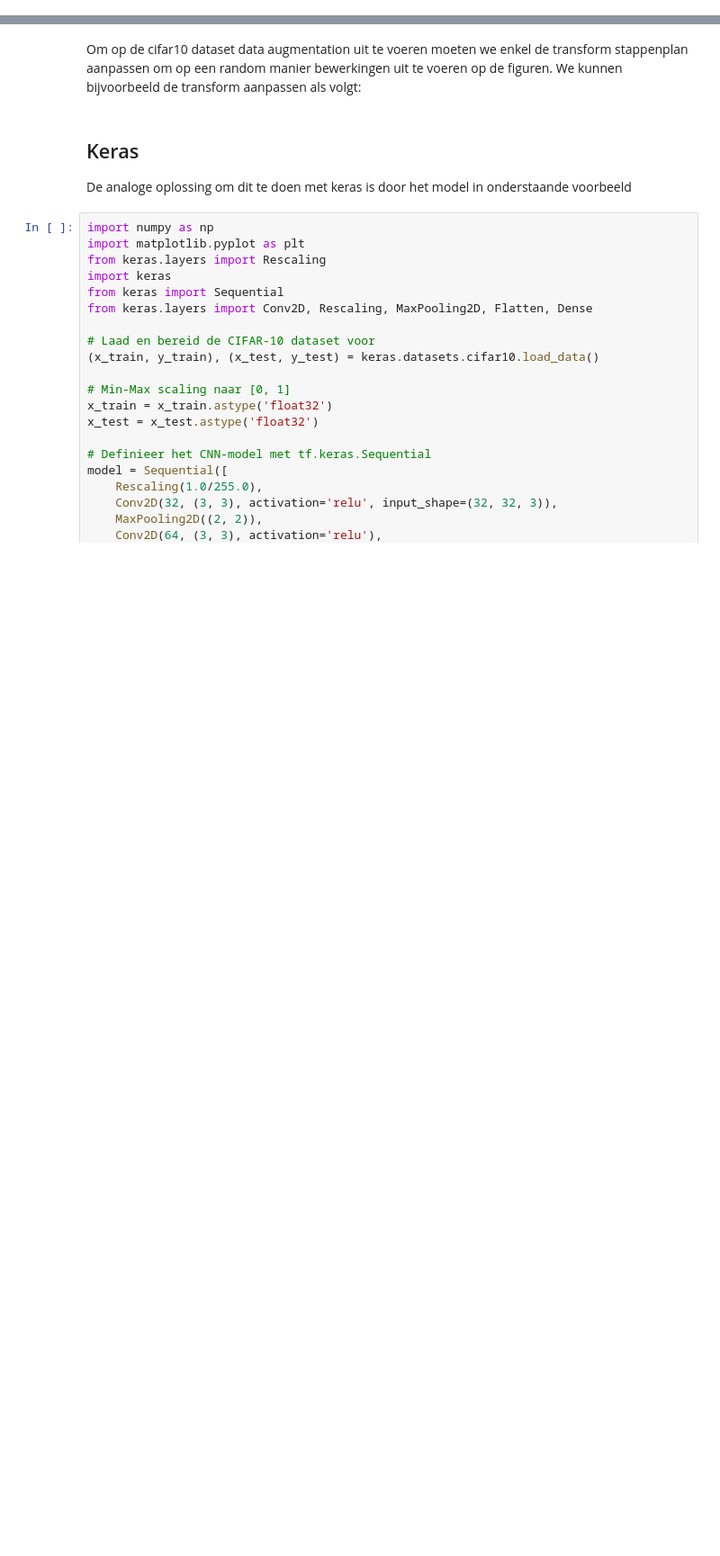
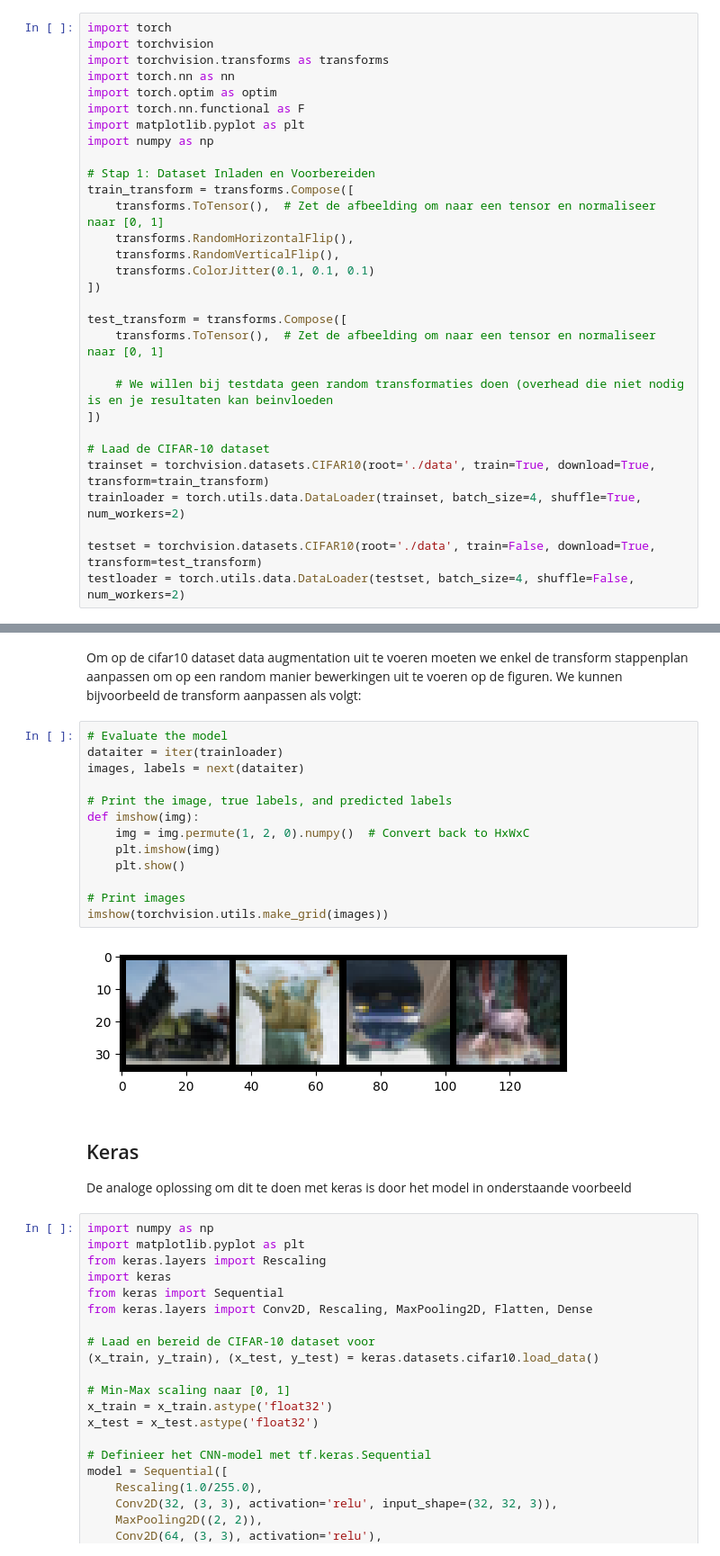
Before and after one commit to OdiseeMachineLearning2425/Leerstof_Groep2, a Jupyter notebook: Week 3/03_DataAugmentation.ipynb, the cells around one changed output, grey strips where cells are left out. Shown: that part at 90% size. Drawn from its saved outputs; the diff is of its cells as text; blank space fills up the shorter version.

```diff
--- a/Week 3/03_DataAugmentation.ipynb
+++ b/Week 3/03_DataAugmentation.ipynb
@@ -92,0 +16,30 @@ print('Predicted:  ', ' '.join(f'{trainset.classes[predicted[j]]:5s}' for j in r
+# %%
+import torch
+import torchvision
+import torchvision.transforms as transforms
+import torch.nn as nn
+import torch.optim as optim
+import torch.nn.functional as F
+import matplotlib.pyplot as plt
+import numpy as np
+
+# Stap 1: Dataset Inladen en Voorbereiden
+train_transform = transforms.Compose([
+    transforms.ToTensor(),  # Zet de afbeelding om naar een tensor en normaliseer naar [0, 1]
+    transforms.RandomHorizontalFlip(),
+    transforms.RandomVerticalFlip(),
+    transforms.ColorJitter(0.1, 0.1, 0.1)
+])
+
+test_transform = transforms.Compose([
+    transforms.ToTensor(),  # Zet de afbeelding om naar een tensor en normaliseer naar [0, 1]
+
+    # We willen bij testdata geen random transformaties doen (overhead die niet nodig is en je resultaten kan beinvloeden
+])
+
+# Laad de CIFAR-10 dataset
+trainset = torchvision.datasets.CIFAR10(root='./data', train=True, download=True, transform=train_transform)
+trainloader = torch.utils.data.DataLoader(trainset, batch_size=4, shuffle=True, num_workers=2)
+
+testset = torchvision.datasets.CIFAR10(root='./data', train=False, download=True, transform=test_transform)
+testloader = torch.utils.data.DataLoader(testset, batch_size=4, shuffle=False, num_workers=2)
@@ -93,6 +106,21 @@ print('Predicted:  ', ' '.join(f'{trainset.classes[predicted[j]]:5s}' for j in r
 # %% [markdown]
 Om op de cifar10 dataset data augmentation uit te voeren moeten we enkel de transform stappenplan aanpassen om op een random manier bewerkingen uit te voeren op de figuren.
 We kunnen bijvoorbeeld de transform aanpassen als volgt:
+# %%
+# Evaluate the model
+dataiter = iter(trainloader)
+images, labels = next(dataiter)
+
+# Print the image, true labels, and predicted labels
+def imshow(img):
+    img = img.permute(1, 2, 0).numpy()  # Convert back to HxWxC
+    plt.imshow(img)
+    plt.show()
+
+# Print images
+imshow(torchvision.utils.make_grid(images))
+# %% [output]
+[figure, added]
 # %% [markdown]
 ## Keras
 
```
Also changed, not shown: parts of 3 cells of this notebook, 17 other files.
